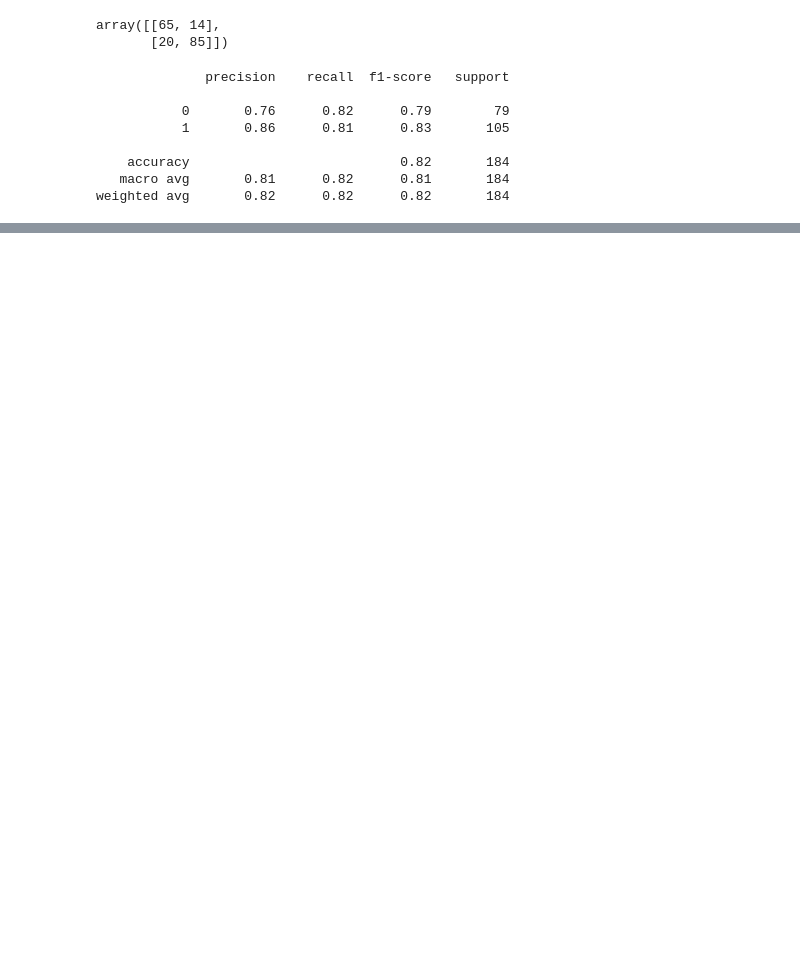
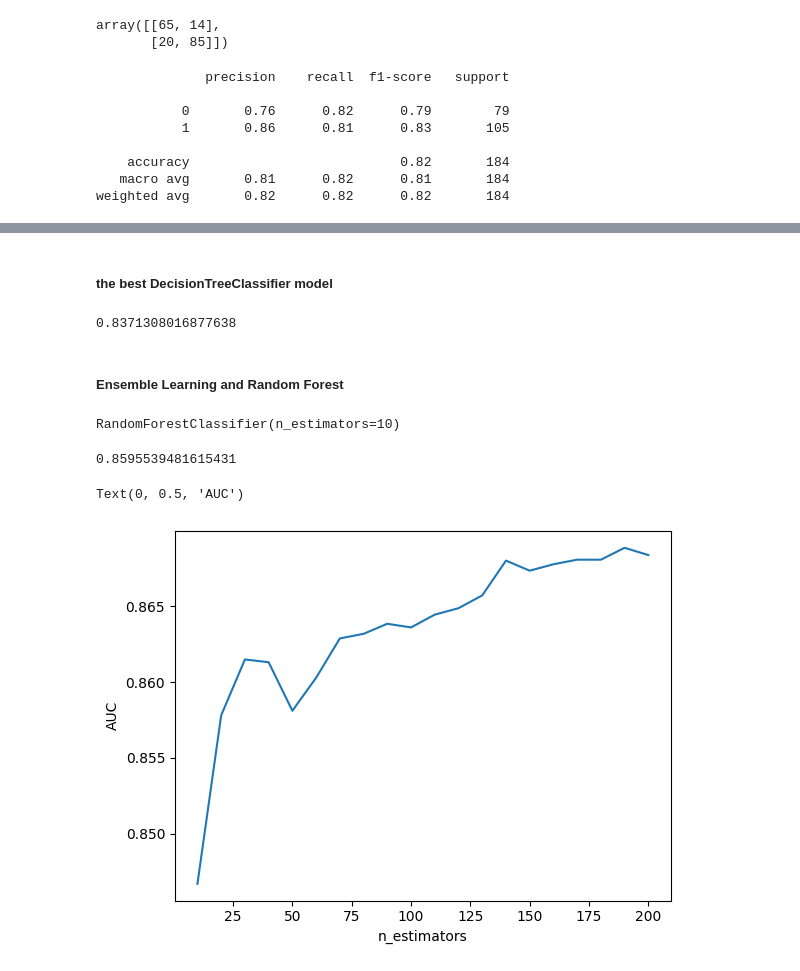
Before and after one commit to wojciech-san/heart-disease-prediction-system, a Jupyter notebook: notebooks/exploratory-data-analysis.ipynb, the cells around one changed output, grey strips where cells are left out. Cells and saved outputs as stored; diff of their text form; code cells hidden in the pictures; blank space fills up the shorter version.

```diff
--- a/notebooks/exploratory-data-analysis.ipynb
+++ b/notebooks/exploratory-data-analysis.ipynb
@@ -154,0 +353,10 @@ weighted avg       0.82      0.82      0.82       184
+# %% [markdown]
+##### the best DecisionTreeClassifier model
+# %%
+dt = DecisionTreeClassifier(max_depth=4, min_samples_leaf=5)
+dt.fit(X_train, y_train)
+
+y_pred =dt.predict_proba(X_val)[:,1]
+roc_auc_score(y_val, y_pred)
+# %% [output]
+0.8371308016877638
@@ -154,0 +365,29 @@ weighted avg       0.82      0.82      0.82       184
+# %% [markdown]
+##### Ensemble Learning and Random Forest
+# %%
+rf = RandomForestClassifier(n_estimators=10)
+rf.fit(X_train, y_train)
+# %% [output]
+RandomForestClassifier(n_estimators=10)
+# %%
+y_pred = rf.predict_proba(X_val)[:,1]
+roc_auc_score(y_val, y_pred)
+# %% [output]
+0.8595539481615431
+# %%
+scores = []
+for n in range(10,201,10):
+    rf = RandomForestClassifier(n_estimators=n, random_state=1)
+    rf.fit(X_train, y_train)
+
+    y_pred= rf.predict_proba(X_val)[:,1]
+    auc = roc_auc_score(y_val, y_pred)
+    scores.append((n,auc))
+# %%
+scores_rf = pd.DataFrame(scores, columns=['n_estimators', 'auc'])
+plt.plot(scores_rf.n_estimators, scores_rf.auc)
+plt.xlabel('n_estimators')
+plt.ylabel('AUC')
+# %% [output]
+Text(0, 0.5, 'AUC')
+[figure, added]
```
Also changed, not shown: parts of 85 cells of this notebook, 1 other file.
